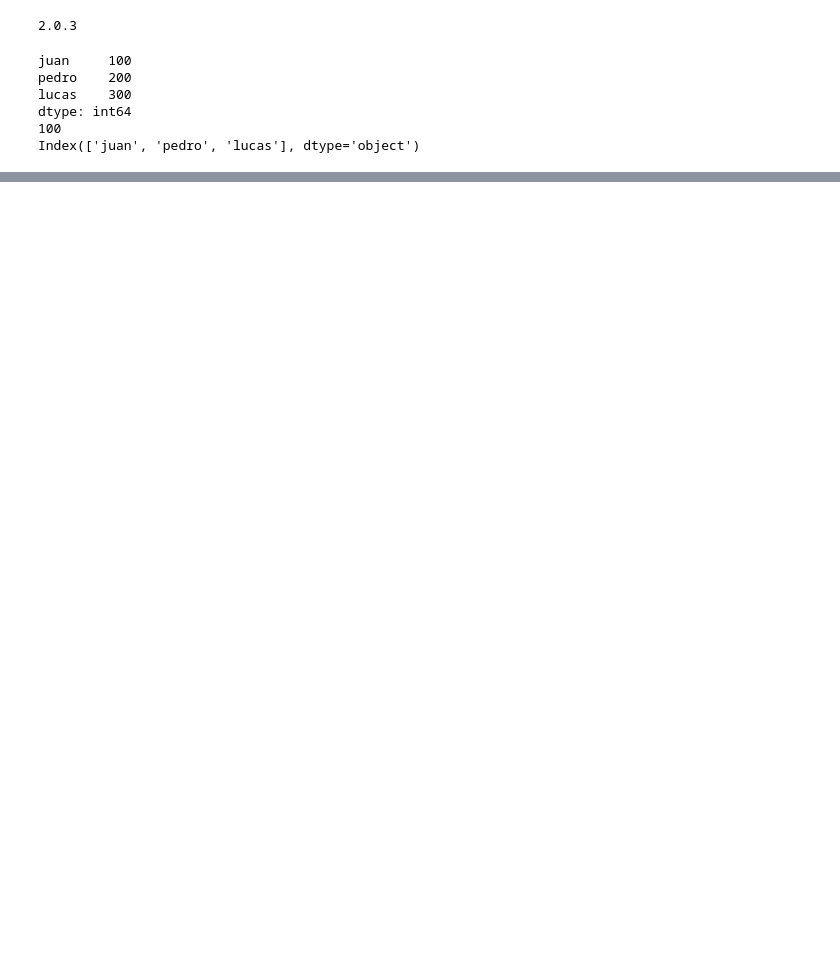
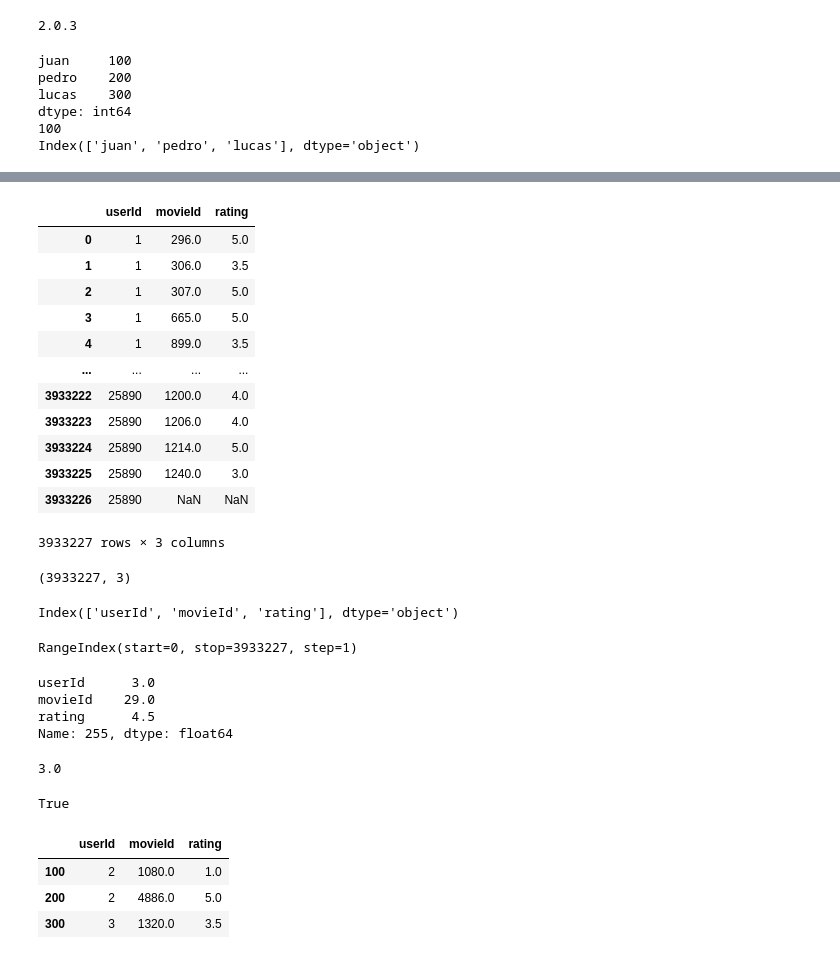
Before and after one commit to LissMendoza/inteligennciaArtificial, a Jupyter notebook: 16Julio.ipynb, the cells around one changed output, grey strips where cells are left out. Drawn from its saved outputs; the diff is of its cells as text; code cells hidden in the pictures; blank space fills up the shorter version.

```diff
--- a/16Julio.ipynb
+++ b/16Julio.ipynb
@@ -40,0 +79,28 @@ Index(['one', 'two'], dtype='object')
+# %%
+df
+# %% [output]
+|  | userId | movieId | rating |
+| 0 | 1 | 296.0 | 5.0 |
+| 1 | 1 | 306.0 | 3.5 |
+| 2 | 1 | 307.0 | 5.0 |
+| 3 | 1 | 665.0 | 5.0 |
+| 4 | 1 | 899.0 | 3.5 |
+| ... | ... | ... | ... |
+| 3933222 | 25890 | 1200.0 | 4.0 |
+| 3933223 | 25890 | 1206.0 | 4.0 |
+| 3933224 | 25890 | 1214.0 | 5.0 |
+| 3933225 | 25890 | 1240.0 | 3.0 |
+| 3933226 | 25890 | NaN | NaN |
+3933227 rows × 3 columns
+# %%
+df.shape
+# %% [output]
+(3933227, 3)
+# %%
+df.columns
+# %% [output]
+Index(['userId', 'movieId', 'rating'], dtype='object')
+# %%
+df.index
+# %% [output]
+RangeIndex(start=0, stop=3933227, step=1)
@@ -40,0 +109,22 @@ Index(['one', 'two'], dtype='object')
+# %%
+tmp
+# %% [output]
+userId      3.0
+movieId    29.0
+rating      4.5
+Name: 255, dtype: float64
+# %%
+tmp['userId']
+# %% [output]
+3.0
+# %%
+'rating' in df.columns
+# %% [output]
+True
+# %%
+df.iloc[[100,200,300]]
+# %% [output]
+|  | userId | movieId | rating |
+| 100 | 2 | 1080.0 | 1.0 |
+| 200 | 2 | 4886.0 | 5.0 |
+| 300 | 3 | 1320.0 | 3.5 |
```
Also changed, not shown: parts of 7 cells of this notebook.
